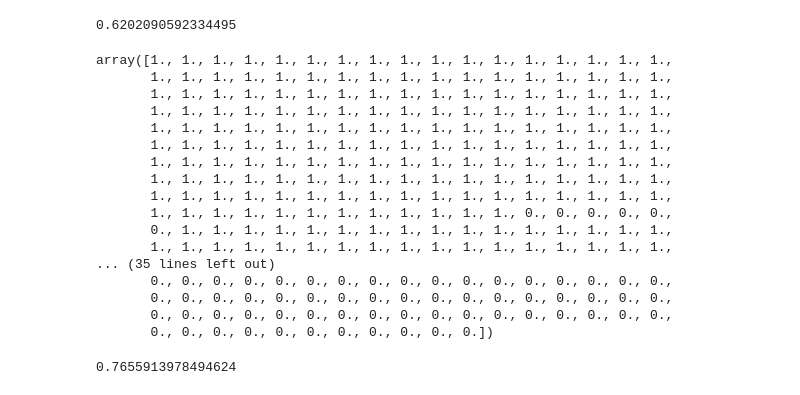
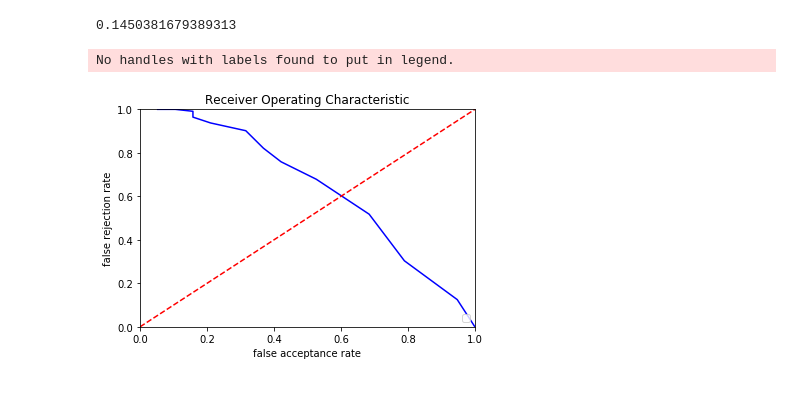
Before and after one commit to yerseg/profiling_data_learning, a Jupyter notebook: src/notebooks/simulation/models_prepare.ipynb, the cells around one changed output. Drawn from its saved outputs; the diff is of its cells as text; code cells hidden in the pictures.

```diff
--- a/src/notebooks/simulation/models_prepare.ipynb
+++ b/src/notebooks/simulation/models_prepare.ipynb
@@ -83,36 +301,18 @@ SVC(C=1, degree=1, gamma=5, probability=True)
+# %%
+# dropped_columns = [x for x in dropped_columns if x != 'labels']
+test_df['user'] = test_df['user_user_agg']
+# test_df = test_df.drop(dropped_columns, axis=1)
+test_df = test_df.drop(['timestamp', 'user_user_agg', 'events_count_sum'], axis=1)
+test_df = (test_df - test_df.min()) / (test_df.max() - test_df.min())
 # %%
-dataset = test_df.to_numpy().copy()
-X_test = dataset[:, :-1]
-y_test = dataset[:, -1]
+test_dataset = test_df.to_numpy().copy()
+
+X_test = test_dataset[:, :-1]
+y_test = test_dataset[:, -1]
 # %%
-y_t = y_test.copy()
-predict = model.predict(X_test).copy()
-predict_pr = model.predict_proba(X_test).copy()
+predict = model.predict(X_test)
+proba = model.predict_proba(X_test)
 # %%
-accuracy_score(y_t, predict)
+accuracy_score(y_test, predict)
 # %% [output]
-0.6202090592334495
+0.1450381679389313
-# %%
-y_t
-# %% [output]
-array([1., 1., 1., 1., 1., 1., 1., 1., 1., 1., 1., 1., 1., 1., 1., 1., 1.,
-       1., 1., 1., 1., 1., 1., 1., 1., 1., 1., 1., 1., 1., 1., 1., 1., 1.,
-       1., 1., 1., 1., 1., 1., 1., 1., 1., 1., 1., 1., 1., 1., 1., 1., 1.,
-       1., 1., 1., 1., 1., 1., 1., 1., 1., 1., 1., 1., 1., 1., 1., 1., 1.,
-       1., 1., 1., 1., 1., 1., 1., 1., 1., 1., 1., 1., 1., 1., 1., 1., 1.,
-       1., 1., 1., 1., 1., 1., 1., 1., 1., 1., 1., 1., 1., 1., 1., 1., 1.,
-       1., 1., 1., 1., 1., 1., 1., 1., 1., 1., 1., 1., 1., 1., 1., 1., 1.,
-       1., 1., 1., 1., 1., 1., 1., 1., 1., 1., 1., 1., 1., 1., 1., 1., 1.,
-       1., 1., 1., 1., 1., 1., 1., 1., 1., 1., 1., 1., 1., 1., 1., 1., 1.,
-       1., 1., 1., 1., 1., 1., 1., 1., 1., 1., 1., 1., 0., 0., 0., 0., 0.,
-       0., 1., 1., 1., 1., 1., 1., 1., 1., 1., 1., 1., 1., 1., 1., 1., 1.,
-       1., 1., 1., 1., 1., 1., 1., 1., 1., 1., 1., 1., 1., 1., 1., 1., 1.,
-... (35 lines left out)
-       0., 0., 0., 0., 0., 0., 0., 0., 0., 0., 0., 0., 0., 0., 0., 0., 0.,
-       0., 0., 0., 0., 0., 0., 0., 0., 0., 0., 0., 0., 0., 0., 0., 0., 0.,
-       0., 0., 0., 0., 0., 0., 0., 0., 0., 0., 0., 0., 0., 0., 0., 0., 0.,
-       0., 0., 0., 0., 0., 0., 0., 0., 0., 0., 0.])
-# %%
-f1_score(y_t, predict)
-# %% [output]
-0.7655913978494624
@@ -118,0 +321,17 @@ f1_score(y_t, predict)
+# %%
+c = metrics.det_curve(y_test, proba[:, 1])
+# %%
+# method I: plt
+import matplotlib.pyplot as plt
+plt.title('Receiver Operating Characteristic')
+plt.plot(c[0], c[1], 'b')
+plt.legend(loc = 'lower right')
+plt.plot([0, 1], [0, 1],'r--')
+plt.xlim([0, 1])
+plt.ylim([0, 1])
+plt.ylabel('false rejection rate')
+plt.xlabel('false acceptance rate')
+plt.show()
+# %% [output]
+No handles with labels found to put in legend.
+[figure, added]
```
Also changed, not shown: parts of 23 cells of this notebook, 1 other file.
